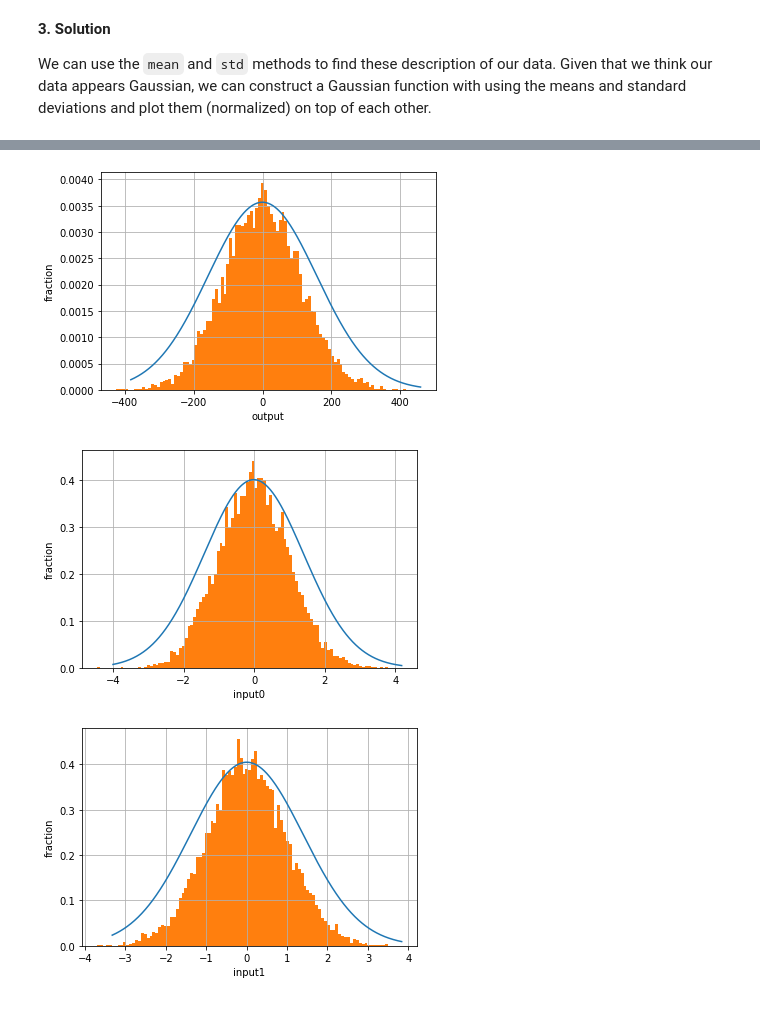
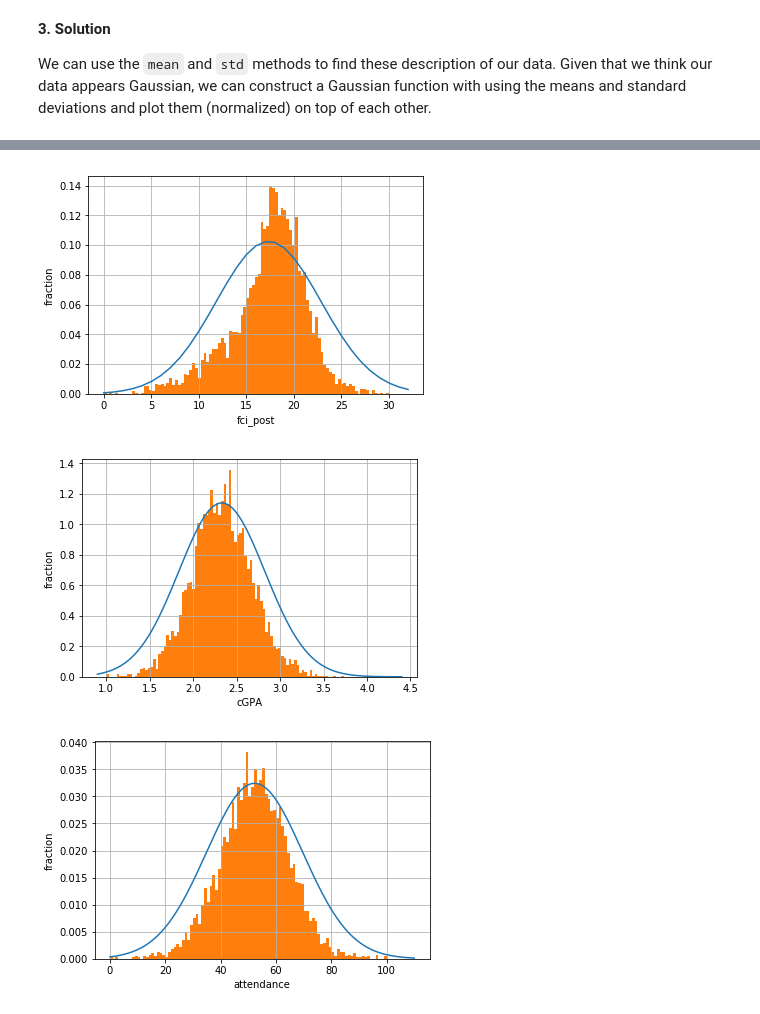
Before and after one commit to learningmachineslab/tutorials, a Jupyter notebook: exploring-data/src/data_exploration_tutorial_w_solutions.ipynb, the cells around one changed output, grey strips where cells are left out. Saved outputs shown, nothing was run; the diff lists cells and outputs as text; code cells hidden in the pictures.

```diff
--- a/exploring-data/src/data_exploration_tutorial_w_solutions.ipynb
+++ b/exploring-data/src/data_exploration_tutorial_w_solutions.ipynb
@@ -42,6 +42,4 @@ We read the file in using the `read_csv` method, which creates a dataframe. We a
 # %%
-df = pd.read_csv('../data/sample.csv',
-                 sep = '\t')
-
+df = pd.read_pickle('../data/regression_data.pkl')
 df.head()
 # %% [output]
@@ -111,0 +115,16 @@ Text(0.5, 0, 'output')
+# %%
+import matplotlib.pyplot as plt
+import numpy as np
+%matplotlib inline
+
+def logistic(x): return 1/(1 + np.exp(-x))
+
+x = np.linspace(-6, 6)
+y = logistic(x)
+
+plt.plot(x, y, label=r"$f(x) = \frac{1}{1+e^{-x}}$", linewidth=2)
+plt.yticks([])
+plt.xlabel("arb. units")
+plt.legend(fontsize=18)
+plt.title("A figure showing a sigmoid function of one variable")
+plt.show()
@@ -147,7 +250,11 @@ dtype: float64
 def compareToGaussian(variable, step = 1):
 
     mu, sigma = means[variable], std_devs[variable]
-    x = np.arange(df[variable].min()-0.1*df[variable].min(), df[variable].max()+0.1*df[variable].max(), step)
+    x = np.arange(
+        df[variable].min()-0.1*df[variable].min(),
+        df[variable].max()+0.1*df[variable].max(),
+        step
+    )
 
     gauss = 1/(sigma*np.sqrt(2*np.pi))*np.exp(-(0.5*((x-mu)/sigma))**2)
 
@@ -156,14 +263,14 @@ def compareToGaussian(variable, step = 1):
     plt.ylabel('fraction')
     plt.xlabel(variable)
 # %%
-compareToGaussian('output')
+compareToGaussian('fci_post')
 # %% [output]
-[figure, old version]
+[figure, new version]
 # %%
-compareToGaussian('input0', 0.01)
+compareToGaussian('cGPA', 0.01)
 # %% [output]
-[figure, old version]
+[figure, new version]
 # %%
-compareToGaussian('input1', 0.01)
+compareToGaussian('attendance', 0.01)
 # %% [output]
-[figure, old version]
+[figure, new version]
```
Also changed, not shown: parts of 39 cells of this notebook, 2 other files.
